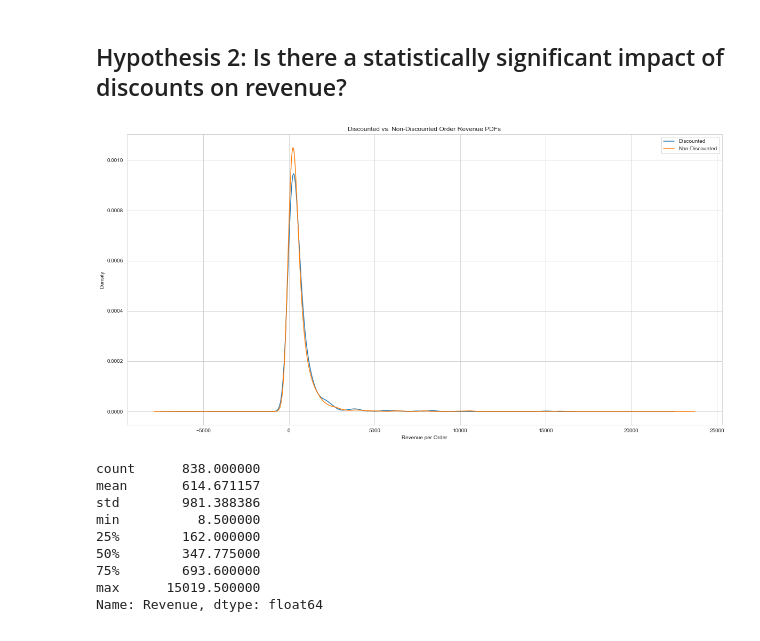
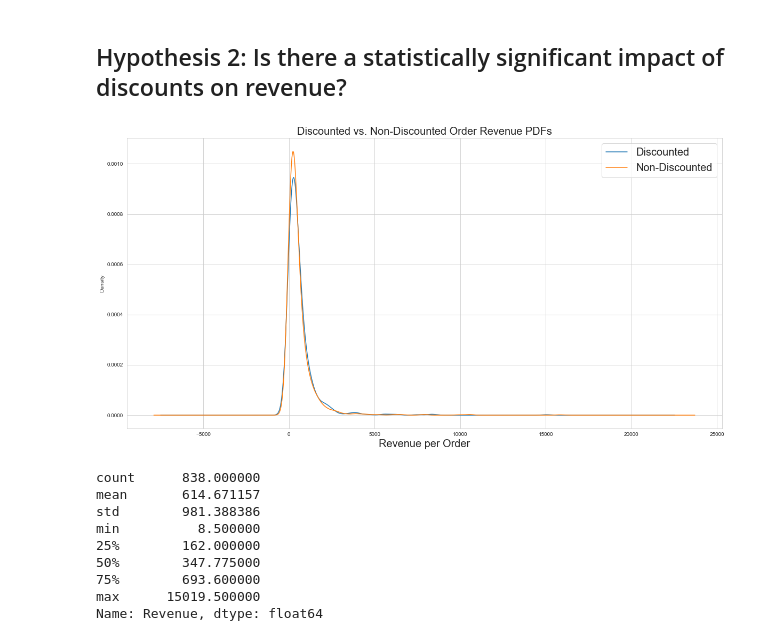
Before and after one commit to melisabardhi/Project2, a Jupyter notebook: Project 2.ipynb, the cells around one changed output. Cells and saved outputs as stored; diff of their text form; code cells hidden in the pictures.

```diff
--- a/Project 2.ipynb
+++ b/Project 2.ipynb
@@ -546,14 +540,14 @@ df_ndisc['Revenue'] = df_ndisc.Quantity * df_ndisc.UnitPrice * (1 - df_ndisc.Dis
 # %%
 # Plot Probability Density Function of Revenue between discounted & non-discounted products
 plt.figure(figsize=(20, 10))
 df_disc.Revenue.plot.kde(label='Discounted')
 df_ndisc.Revenue.plot.kde(label='Non-Discounted')
-plt.title('Discounted vs. Non-Discounted Order Revenue PDFs')
-plt.xlabel('Revenue per Order')
-plt.legend()
+plt.title('Discounted vs. Non-Discounted Order Revenue PDFs',fontsize = 20)
+plt.xlabel('Revenue per Order', fontsize = 20)
+plt.legend(fontsize = 20)
 plt.show()
 # %% [output]
-[figure, old version]
+[figure, new version]
 # %%
 # Analyze statistics of discounted data set
 df_disc.Revenue.describe()
```
Also changed, not shown: parts of 35 cells of this notebook, 2 other files.
